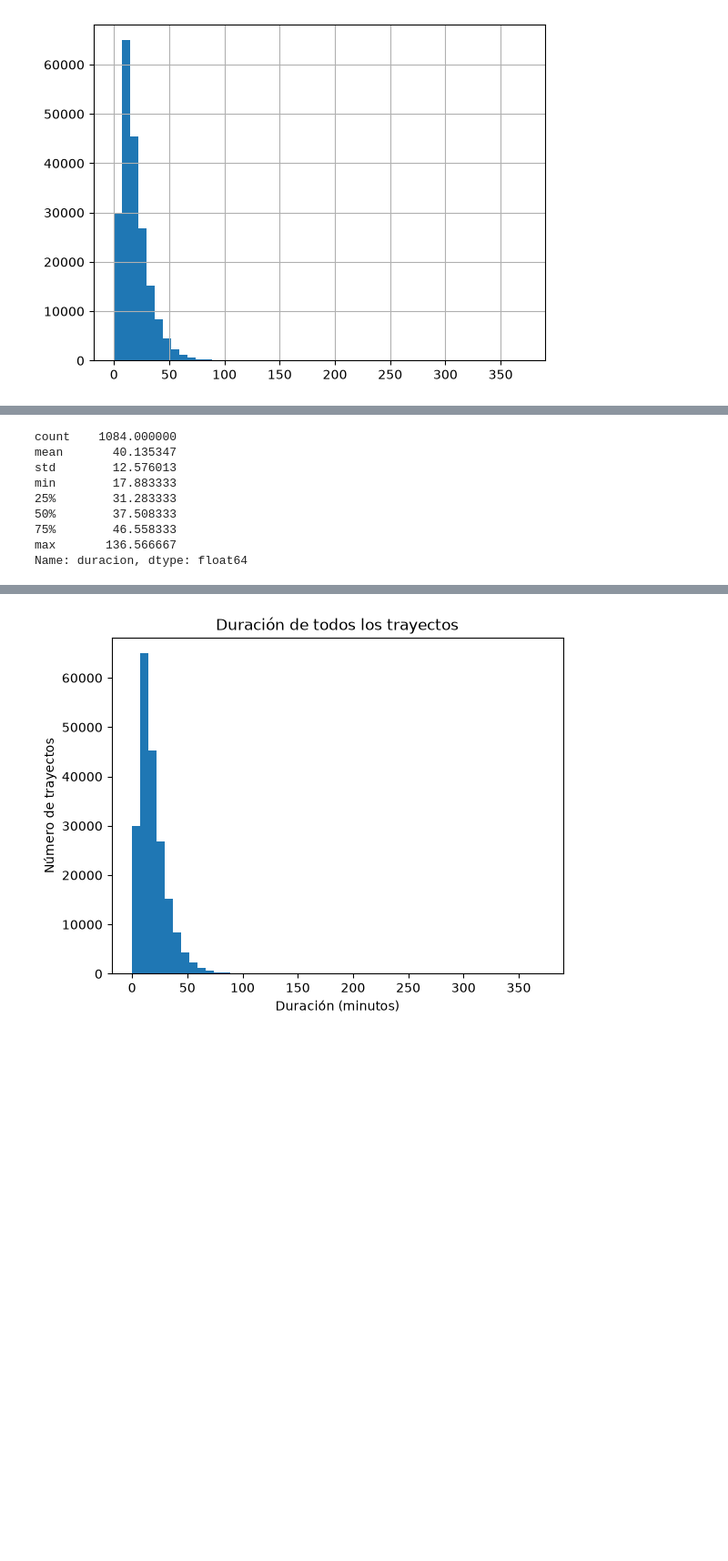
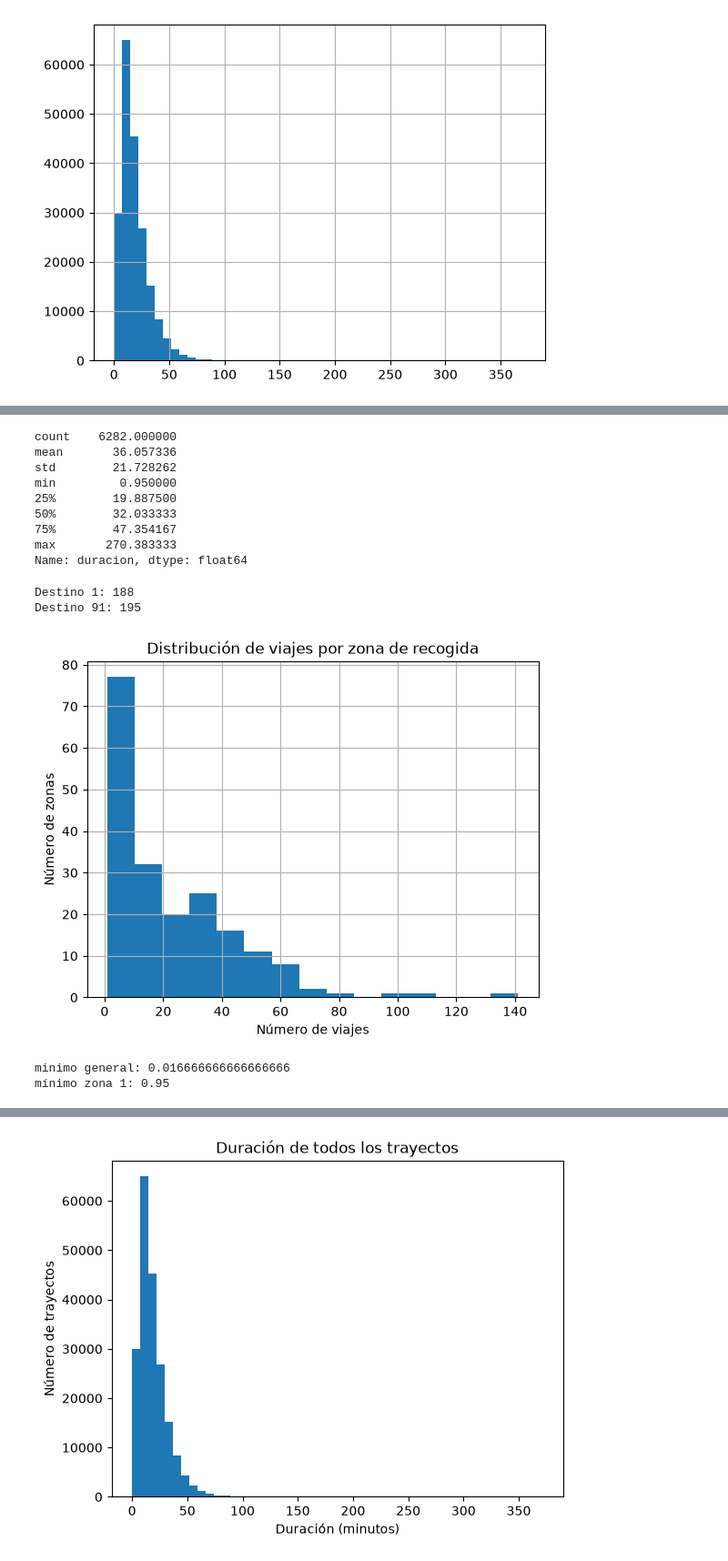
Before and after one commit to carolinamesacurso/proyecto-taxis, a Jupyter notebook: taxis.ipynb, the cells around one changed output, grey strips where cells are left out. Shown at 91% size. Cells and saved outputs as stored; diff of their text form; code cells hidden in the pictures; blank space fills up the shorter version.

```diff
--- a/taxis.ipynb
+++ b/taxis.ipynb
@@ -607,14 +478,24 @@ array([  1, 132])
 # %%
-datos_zona1 = taxisClean[taxisClean['DOLocationID'] == indices[0]]
+datos_zona1 = taxisClean[taxisClean['DOLocationID'] == indicesdestino[2]]
 
 datos_zona1['duracion'].describe()
 # %% [output]
-count    1084.000000
-mean       40.135347
-std        12.576013
-min        17.883333
-25%        31.283333
-50%        37.508333
-75%        46.558333
-max       136.566667
+count    6282.000000
+mean       36.057336
+std        21.728262
+min         0.950000
+25%        19.887500
+50%        32.033333
+75%        47.354167
+max       270.383333
 Name: duracion, dtype: float64
+# %%
+datos_zona91 = taxisClean[
+    taxisClean['DOLocationID'] == LabelEncDestino.transform([91])[0]
+]
+
+print("Destino 1:", datos_zona1['PULocationID'].nunique())
+print("Destino 91:", datos_zona91['PULocationID'].nunique())
+# %% [output]
+Destino 1: 188
+Destino 91: 195
@@ -620,0 +512,18 @@ Name: duracion, dtype: float64
+# %%
+datosotrazonapeculiar=taxisClean[taxisClean['DOLocationID'] == indicesdestino[1]]
+frecuenciasotra = datosotrazonapeculiar['PULocationID'].value_counts()
+
+frecuenciasotra.hist(bins=15)
+
+plt.title("Distribución de viajes por zona de recogida")
+plt.xlabel("Número de viajes")
+plt.ylabel("Número de zonas")
+plt.show()
+# %% [output]
+[figure, added]
+# %%
+print("minimo general:", taxisClean['duracion'].min())
+print("mínimo zona 1:", datos_zona1['duracion'].min())
+# %% [output]
+minimo general: 0.016666666666666666
+mínimo zona 1: 0.95
```
Also changed, not shown: parts of 57 cells of this notebook.
